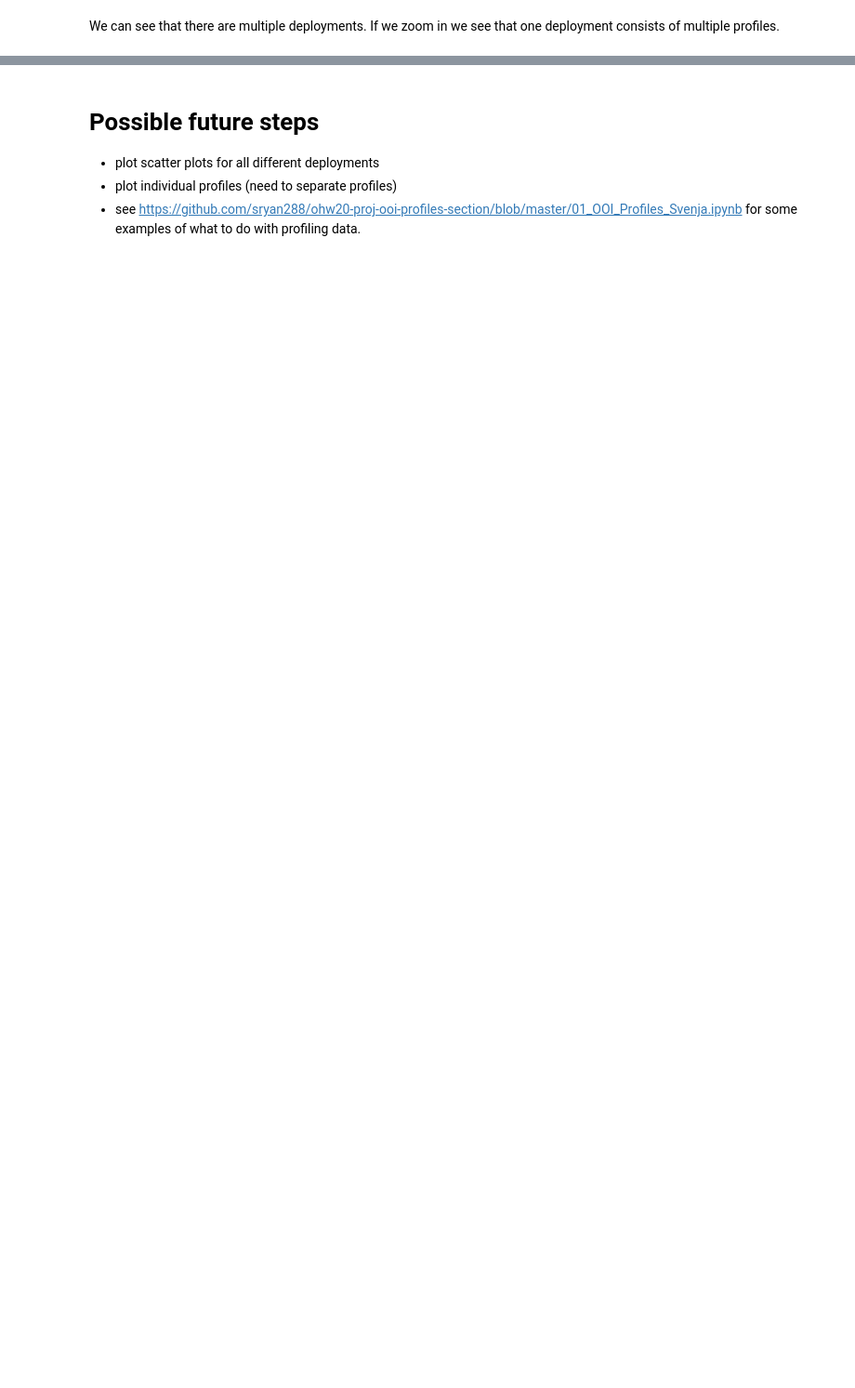
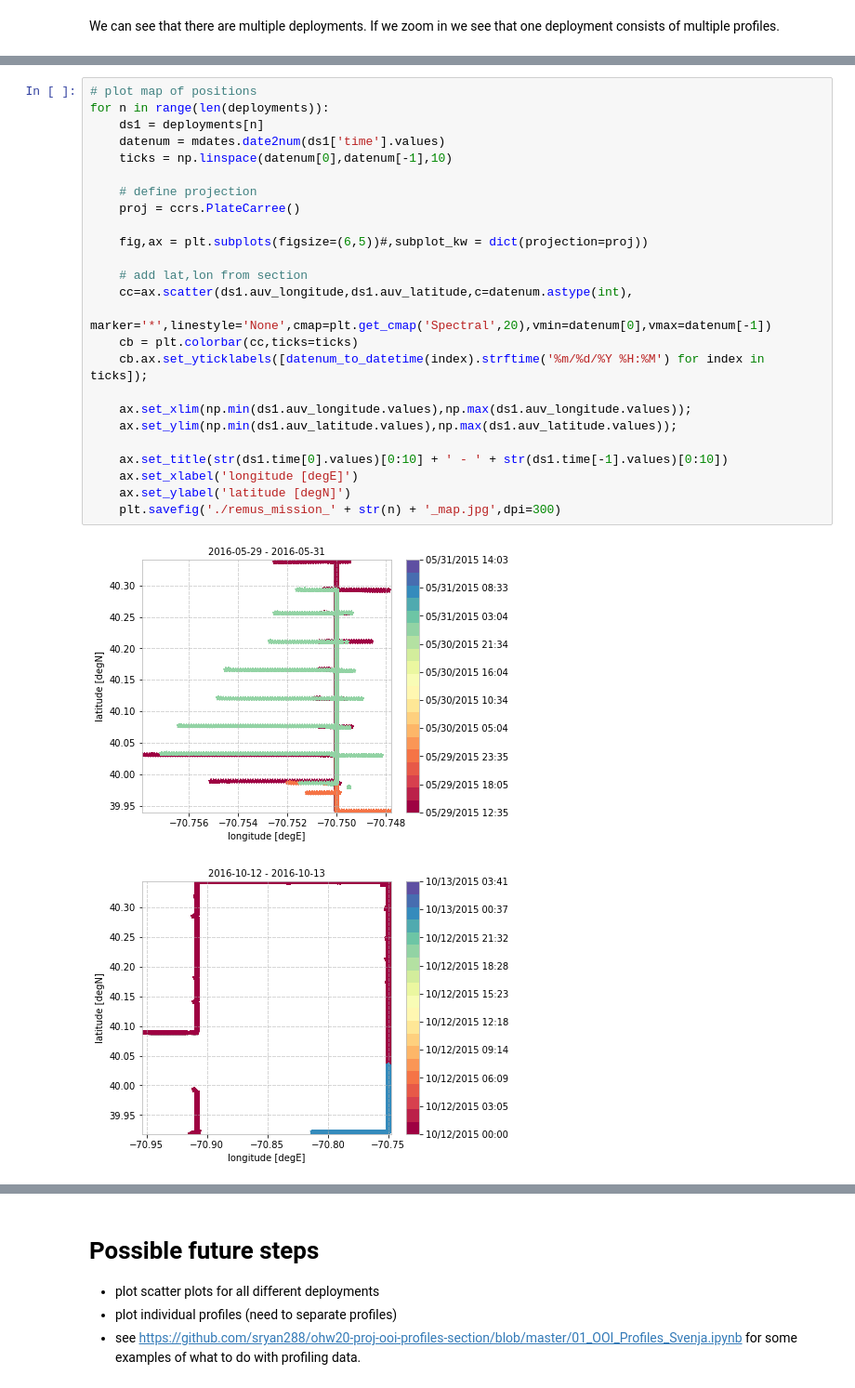
Before and after one commit to sryan288/OOI_pioneer, a Jupyter notebook: plot_remus_ooi.ipynb, the cells around one changed output, grey strips where cells are left out. Shown at 93% size. Cells and saved outputs as stored; diff of their text form; blank space fills up the shorter version.

```diff
--- a/plot_remus_ooi.ipynb
+++ b/plot_remus_ooi.ipynb
@@ -126,0 +129,28 @@ ax.scatter(ds.auv_longitude,ds.auv_latitude,marker='*',transform=proj)
+# %%
+# plot map of positions
+for n in range(len(deployments)):
+    ds1 = deployments[n]
+    datenum = mdates.date2num(ds1['time'].values)
+    ticks = np.linspace(datenum[0],datenum[-1],10)
+
+    # define projection
+    proj = ccrs.PlateCarree()
+
+    fig,ax = plt.subplots(figsize=(6,5))#,subplot_kw = dict(projection=proj))
+
+    # add lat,lon from section
+    cc=ax.scatter(ds1.auv_longitude,ds1.auv_latitude,c=datenum.astype(int),
+               marker='*',linestyle='None',cmap=plt.get_cmap('Spectral',20),vmin=datenum[0],vmax=datenum[-1])
+    cb = plt.colorbar(cc,ticks=ticks)
+    cb.ax.set_yticklabels([datenum_to_datetime(index).strftime('%m/%d/%Y %H:%M') for index in ticks]);
+
+    ax.set_xlim(np.min(ds1.auv_longitude.values),np.max(ds1.auv_longitude.values));
+    ax.set_ylim(np.min(ds1.auv_latitude.values),np.max(ds1.auv_latitude.values));
+
+    ax.set_title(str(ds1.time[0].values)[0:10] + ' - ' + str(ds1.time[-1].values)[0:10])
+    ax.set_xlabel('longitude [degE]')
+    ax.set_ylabel('latitude [degN]')
+    plt.savefig('./remus_mission_' + str(n) + '_map.jpg',dpi=300)
+# %% [output]
+[figure, added]
+[figure, added]
```
Also changed, not shown: parts of 15 cells of this notebook.
